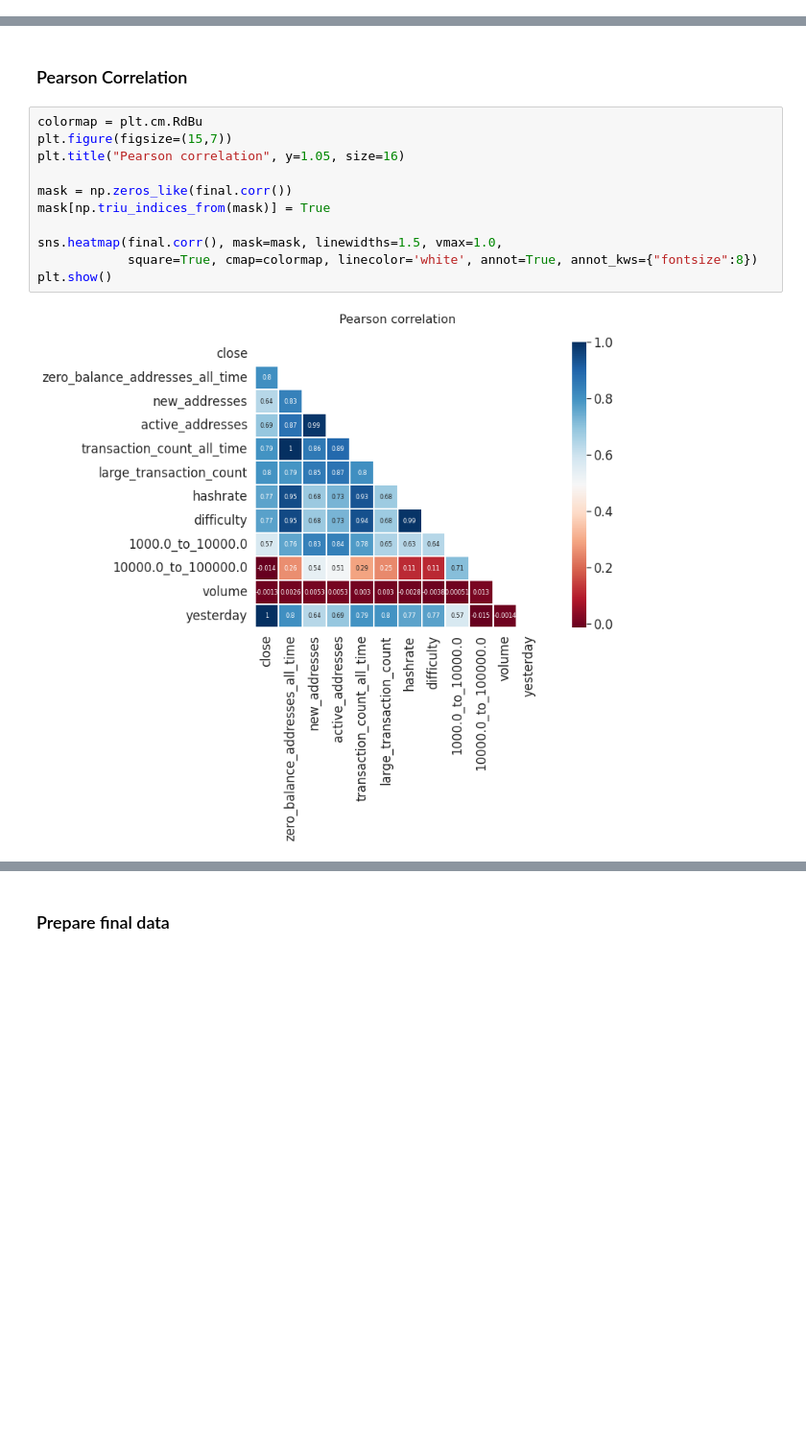
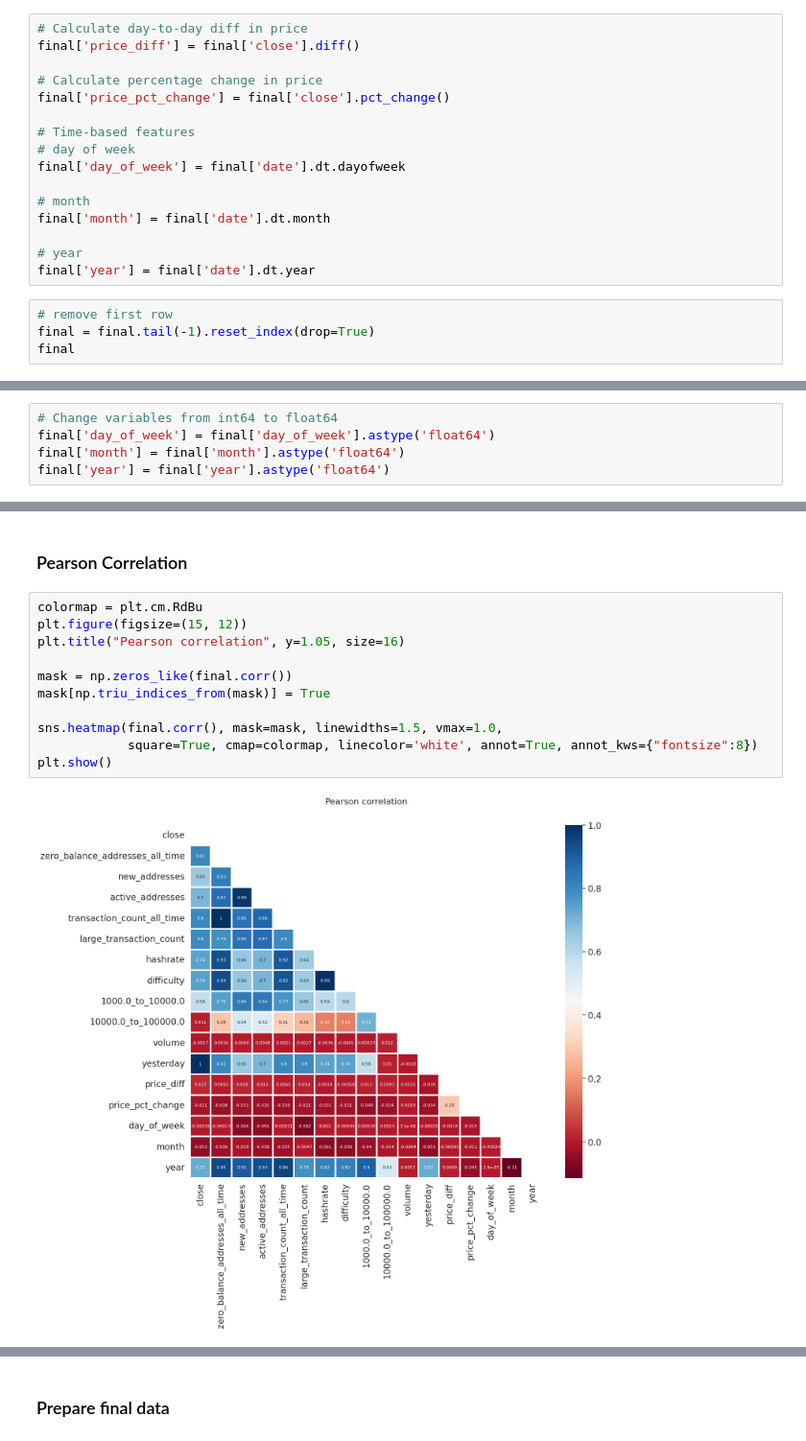
Before and after one commit to owaikien/LSTM-bitcoin-prediction, a Jupyter notebook: lstm.ipynb, the cells around one changed output, grey strips where cells are left out. Shown at 96% size. Saved outputs shown, nothing was run; the diff lists cells and outputs as text; blank space fills up the shorter version.

```diff
--- a/lstm.ipynb
+++ b/lstm.ipynb
@@ -365,0 +371,20 @@ final.head()
+# %%
+# Calculate day-to-day diff in price
+final['price_diff'] = final['close'].diff()
+
+# Calculate percentage change in price
+final['price_pct_change'] = final['close'].pct_change()
+
+# Time-based features
+# day of week
+final['day_of_week'] = final['date'].dt.dayofweek
+
+# month
+final['month'] = final['date'].dt.month
+
+# year
+final['year'] = final['date'].dt.year
+# %%
+# remove first row
+final = final.tail(-1).reset_index(drop=True)
+final
@@ -365,0 +405,5 @@ final.head()
+# %%
+# Change variables from int64 to float64
+final['day_of_week'] = final['day_of_week'].astype('float64')
+final['month'] = final['month'].astype('float64')
+final['year'] = final['year'].astype('float64')
@@ -367,17 +431,17 @@ final.head()
 ### Pearson Correlation
 # %%
 colormap = plt.cm.RdBu
-plt.figure(figsize=(15,7))
+plt.figure(figsize=(15, 12))
 plt.title("Pearson correlation", y=1.05, size=16)
 
 mask = np.zeros_like(final.corr())
 mask[np.triu_indices_from(mask)] = True
 
 sns.heatmap(final.corr(), mask=mask, linewidths=1.5, vmax=1.0,
             square=True, cmap=colormap, linecolor='white', annot=True, annot_kws={"fontsize":8})
 plt.show()
 # %% [output]
-[figure, old version]
+[figure, new version]
 # %%
 final.columns
 # %% [output]
```
Also changed, not shown: parts of 35 cells of this notebook.
